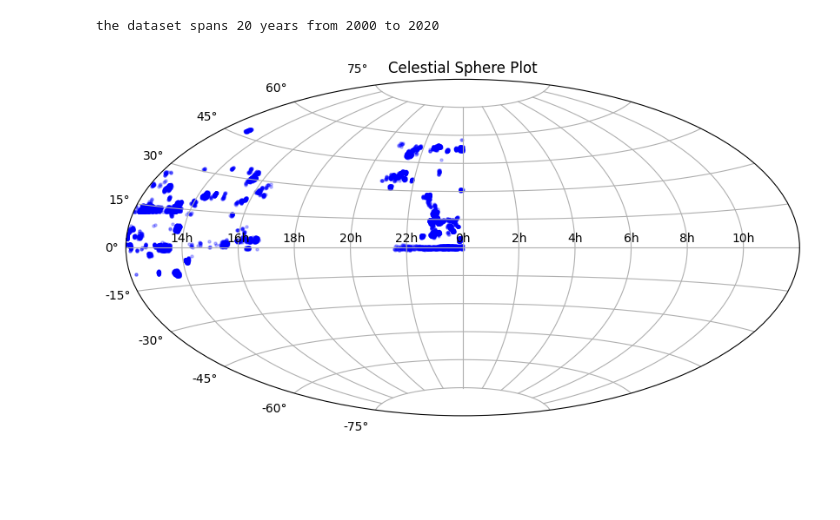
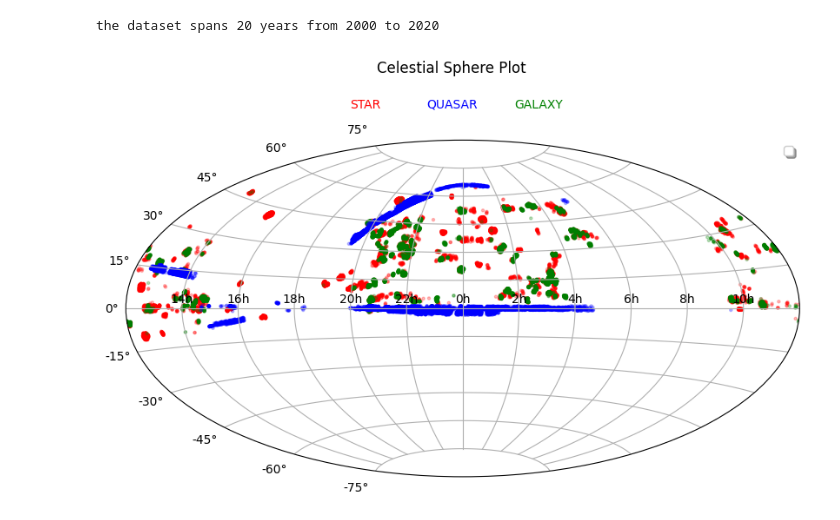
Before and after one commit to 0tv0renakniga/dsc_207_final_project, a Jupyter notebook: sdss_project.ipynb, the cells around one changed output. Drawn from its saved outputs; the diff is of its cells as text; code cells hidden in the pictures; blank space fills up the shorter version.

Commit message:
color for plot

```diff
--- a/sdss_project.ipynb
+++ b/sdss_project.ipynb
@@ -88,31 +89,34 @@ the dataset spans 20 years from 2000 to 2020
 # %%
 # we know temporal spread of data lets look at spacial distribution
 
-def plot_celestial(ra_deg, dec_deg, title="Celestial Sphere Plot"):
+def plot_celestial(ra_deg, dec_deg, obj_class,title="Celestial Sphere Plot"):
     """Plots RA and Dec on an Aitoff projection."""
     fig = plt.figure(figsize=(10, 8))
     ax = fig.add_subplot(111, projection='aitoff')
     ax.grid(True)
-    # Calculate the shift
-    shift = ra_deg.median()
+    # Convert RA to -180 to 180 range for Aitoff projection
+    # 0 to 360 --> -180 to 180 by subtracting 180
+    ra_deg = ra_deg-180
 
-    # Apply the shift to RA values
-    shifted_ra = (ra_deg + shift) % 360
     # Convert RA to radians
-    ra_rad = np.radians(shifted_ra)
+    ra_rad = np.radians(ra_deg)
     dec_rad = np.radians(dec_deg)
+    # Create a dictionary to map classes to colors
+    class_colors = {'STAR': 'red', 'QSO': 'blue', 'GALAXY': 'green'}
+    colors = [class_colors[c] for c in obj_class]
 
-    # Convert RA to -pi to pi range for Aitoff projection and invert
-    ra_rad = -ra_rad
-
-    ax.scatter(ra_rad, dec_rad, s=5, alpha=0.25, color='blue')  # Single color for now
-
-    ax.set_title(title)
+    ax.scatter(ra_rad, dec_rad, s=5, alpha=0.25, color=colors)  # Single color for now
+    ax.legend(bbox_to_anchor=(1, 1), fancybox=True, shadow=True)
+    #ax.set_title(title)
+    fig.text(0.5, 0.83, "Celestial Sphere Plot", ha="center", va="bottom", size="large")
+    fig.text(0.4, 0.780, "STAR", ha="center", va="bottom", size="medium",color="red")
+    fig.text(0.5, 0.78, "QUASAR", ha="center", va="bottom", size="medium",color='blue')
+    fig.text(0.6,0.78,"GALAXY", ha="center", va="bottom", size="medium",color="green")
 
     # Set tick labels for RA (optional)
     ax.set_xticklabels(['14h', '16h', '18h', '20h', '22h', '0h', '2h', '4h', '6h', '8h', '10h'])
 
     plt.show()
-plot_celestial(df.ra, df.dec, title="Celestial Sphere Plot")
+plot_celestial(df.ra, df.dec, df['class'],title="Celestial Sphere Plot")
 # %% [output]
-[figure, old version]
+[figure, new version]
```
Also changed, not shown: parts of 2 cells of this notebook.
